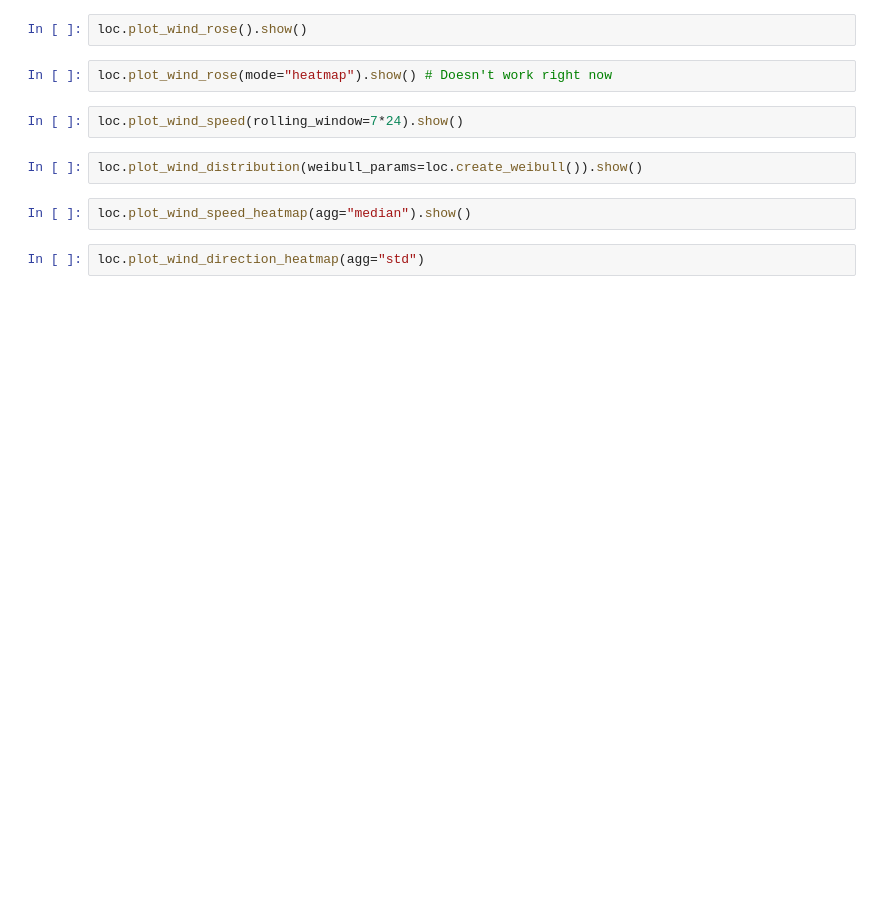
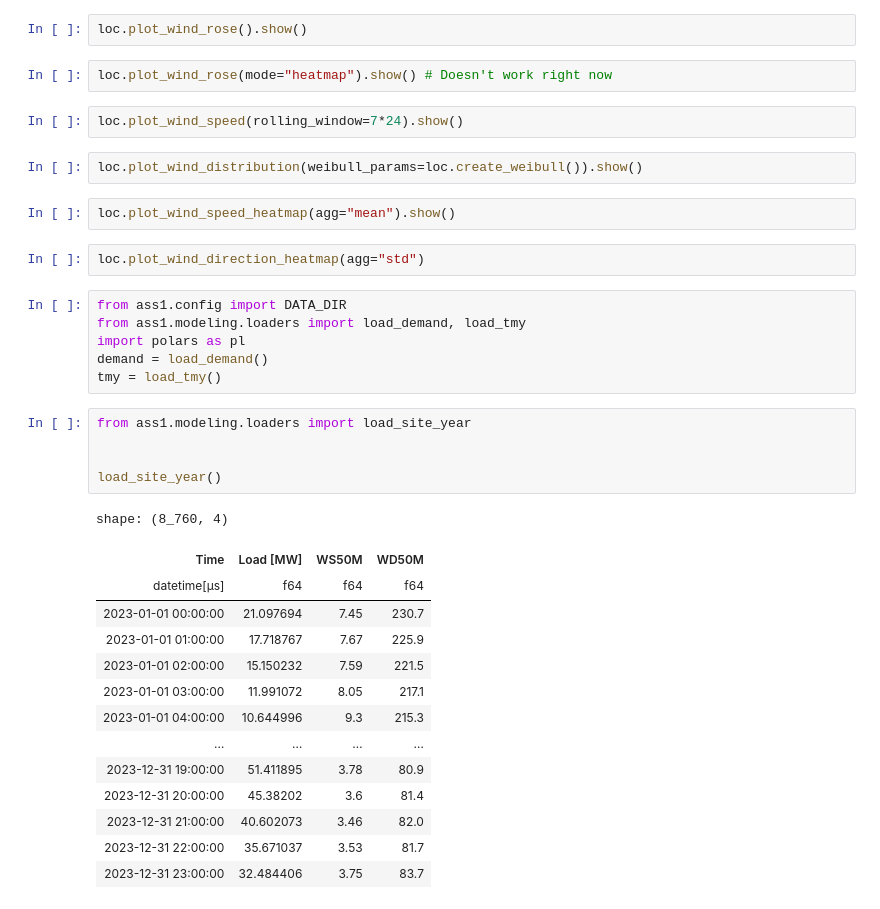
Before and after one commit to danielbairstow97/ENN554-assignment1, a Jupyter notebook: notebooks/nb1_wind_resource_analysis.ipynb, the cells around one changed output. Saved outputs shown, nothing was run; the diff lists cells and outputs as text; blank space fills up the shorter version.

```diff
--- a/notebooks/nb1_wind_resource_analysis.ipynb
+++ b/notebooks/nb1_wind_resource_analysis.ipynb
@@ -16,6 +18,32 @@ loc.plot_wind_speed(rolling_window=7*24).show()
 # %%
 loc.plot_wind_distribution(weibull_params=loc.create_weibull()).show()
 # %%
-loc.plot_wind_speed_heatmap(agg="median").show()
+loc.plot_wind_speed_heatmap(agg="mean").show()
 # %%
 loc.plot_wind_direction_heatmap(agg="std")
+# %%
+from ass1.config import DATA_DIR
+from ass1.modeling.loaders import load_demand, load_tmy
+import polars as pl
+demand = load_demand()
+tmy = load_tmy()
+# %%
+from ass1.modeling.loaders import load_site_year
+
+
+load_site_year()
+# %% [output]
+shape: (8_760, 4)
+| Time | Load [MW] | WS50M | WD50M |
+| datetime[μs] | f64 | f64 | f64 |
+| 2023-01-01 00:00:00 | 21.097694 | 7.45 | 230.7 |
+| 2023-01-01 01:00:00 | 17.718767 | 7.67 | 225.9 |
+| 2023-01-01 02:00:00 | 15.150232 | 7.59 | 221.5 |
+| 2023-01-01 03:00:00 | 11.991072 | 8.05 | 217.1 |
+| 2023-01-01 04:00:00 | 10.644996 | 9.3 | 215.3 |
+| … | … | … | … |
+| 2023-12-31 19:00:00 | 51.411895 | 3.78 | 80.9 |
+| 2023-12-31 20:00:00 | 45.38202 | 3.6 | 81.4 |
+| 2023-12-31 21:00:00 | 40.602073 | 3.46 | 82.0 |
+| 2023-12-31 22:00:00 | 35.671037 | 3.53 | 81.7 |
+| 2023-12-31 23:00:00 | 32.484406 | 3.75 | 83.7 |
```
Also changed, not shown: parts of 2 cells of this notebook, 31 other files.
